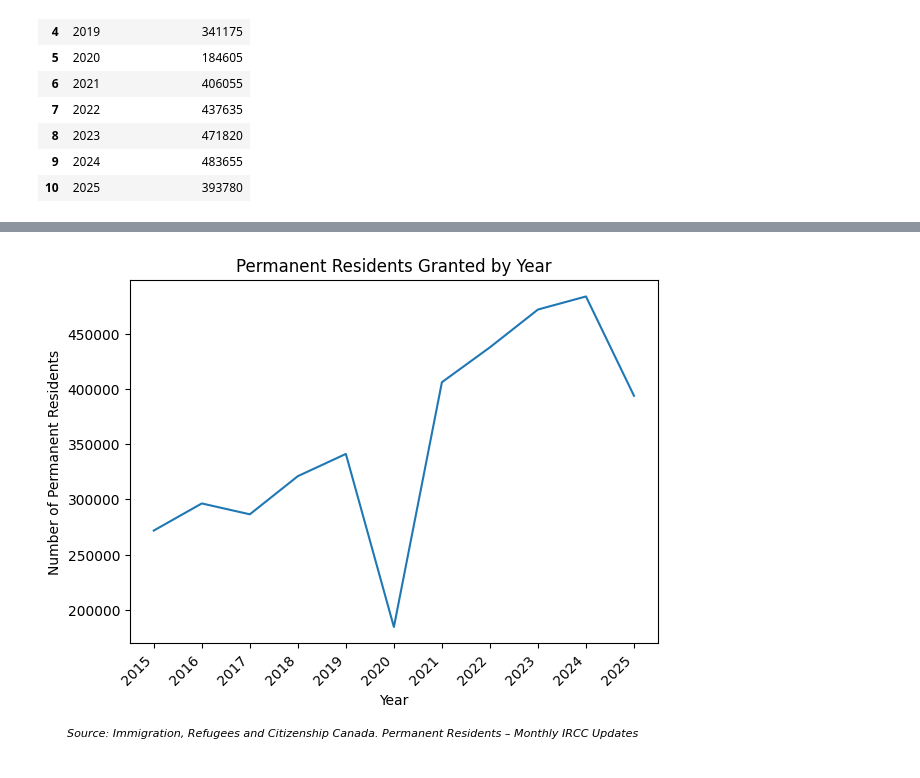
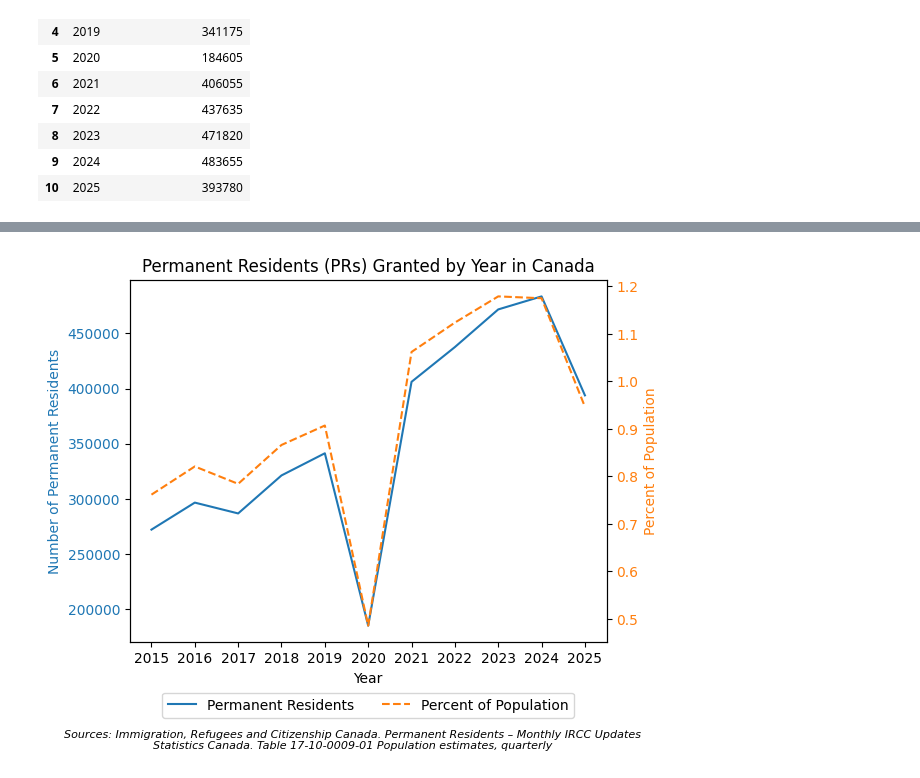
Before and after one commit to yrmo/gcinfo, a Jupyter notebook: permanent-residents-granted-by-year-2015-2025.ipynb, the cells around one changed output, grey strips where cells are left out. Drawn from its saved outputs; the diff is of its cells as text; code cells hidden in the pictures.

Commit message:
Add percentage of population to PR plot

```diff
--- a/permanent-residents-granted-by-year-2015-2025.ipynb
+++ b/permanent-residents-granted-by-year-2015-2025.ipynb
@@ -70,27 +107,59 @@ plot_df
 # %%
 import matplotlib.pyplot as plt
 
 fig, ax = plt.subplots()
 
-ax.plot(plot_df["Year"], plot_df["Permanent Residents"], linestyle="-")
+ax.plot(
+    plot_df["Year"],
+    plot_df["Permanent Residents"],
+    linestyle="-",
+    color="C0",
+    label="Permanent Residents",
+)
+ax.set_ylabel("Number of Permanent Residents", color="C0")
+ax.tick_params(axis="y", labelcolor="C0")
+
+ax2 = ax.twinx()
+ax2.plot(
+    plot_df["Year"],
+    plot_df["Percent of Population"],
+    linestyle="--",
+    color="C1",
+    label="Percent of Population",
+)
+ax2.set_ylabel("Percent of Population", color="C1")
+ax2.tick_params(axis="y", labelcolor="C1")
+
+ax.set_title("Permanent Residents (PRs) Granted by Year in Canada")
+ax.set_xlabel("Year")
 ax.set_xticks(plot_df["Year"].tolist())
 
-ax.set_title("Permanent Residents Granted by Year")
-ax.set_xlabel("Year")
-ax.set_ylabel("Number of Permanent Residents")
+lines1, labels1 = ax.get_legend_handles_labels()
+lines2, labels2 = ax2.get_legend_handles_labels()
+ax.legend(
+    lines1 + lines2,
+    labels1 + labels2,
+    title=None,
+    loc="upper center",
+    bbox_to_anchor=(0.5, -0.12),
+    ncol=2,
+    frameon=True,
+)
 
 plt.xticks(rotation=45, ha="right")
 plt.subplots_adjust(bottom=0.3)
 
 plt.figtext(
-    0.5, -0.03,
-    "Source: Immigration, Refugees and Citizenship Canada. Permanent Residents – Monthly IRCC Updates",
+    0.5,
+    -0.055,
+    "Sources: Immigration, Refugees and Citizenship Canada. Permanent Residents – Monthly IRCC Updates\n"
+    "Statistics Canada. Table 17-10-0009-01 Population estimates, quarterly",
     ha="center",
     fontsize=8,
-    style="italic"
+    style="italic",
 )
 
 plt.tight_layout()
 plt.show()
 # %% [output]
-[figure, old version]
+[figure, new version]
```
Also changed, not shown: parts of 1 cell of this notebook.
